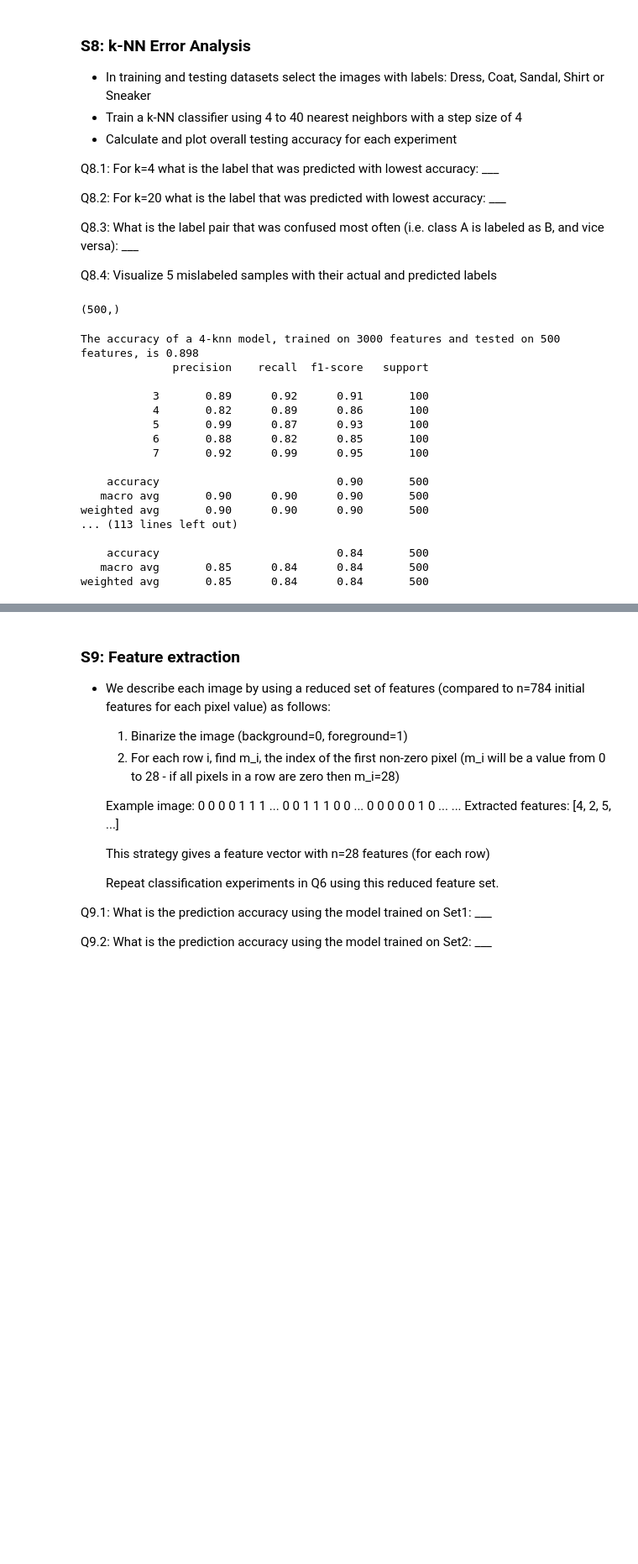
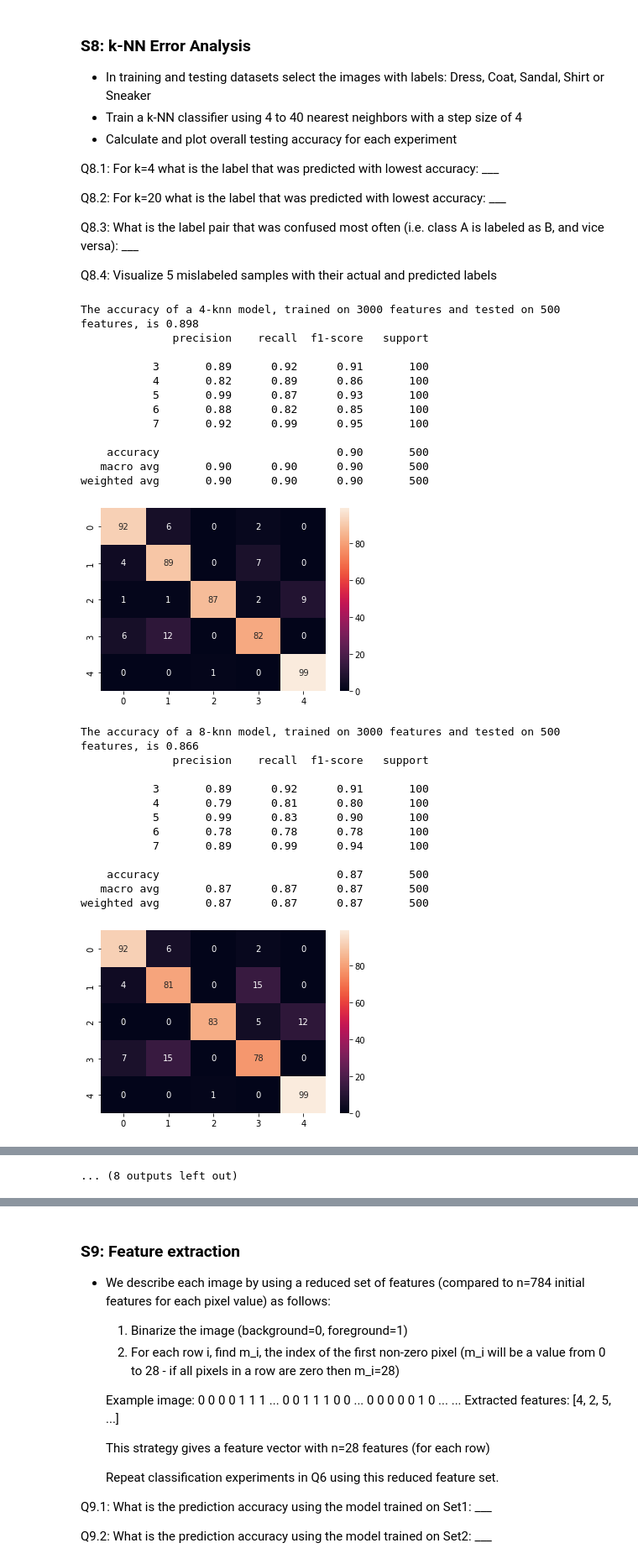
Before and after one commit to johnatawnclementawn/RemoteSensing_650_HW, a Jupyter notebook: HW1/MUSA650_Spring2022_HW1.ipynb, the cells around one changed output, grey strips where cells are left out. Shown: that part at 84% size. Cells and saved outputs as stored; diff of their text form; code cells hidden in the pictures; blank space fills up the shorter version.

```diff
--- a/HW1/MUSA650_Spring2022_HW1.ipynb
+++ b/HW1/MUSA650_Spring2022_HW1.ipynb
@@ -562,7 +563,10 @@ Q8.3: What is the label pair that was confused most often (i.e. class A is label
 Q8.4: Visualize 5 mislabeled samples with their actual and predicted labels
 # %%
 # Dress, Coat, Sandal, Shirt or Sneaker
-# 3, 4, 5, 6, 7
+# old_vals: 3, 4, 5, 6, 7
+# new_vals: 0, 1, 2, 3, 4
+
+classnames_newvals = ['Dress', 'Coat', 'Sandal', 'Shirt', 'Sneaker']
 
 s8train = dftrain.loc[(dftrain['label'] == 3) |  # Dresses
                    (dftrain['label'] == 4) |  # Coat
@@ -585,42 +589,52 @@ s8test = dftest.loc[(dftest['label'] == 3) |  # Dresses
 X_s8test = np.array(s8test[s8test.columns[1:]])
 
 Y_s8test = np.array(s8test[s8test.columns[0:1]]).reshape(s8test.shape[0])
-# %% [output]
-(500,)
 # %%
 from sklearn.neighbors import KNeighborsClassifier
 # %%
 # Run kNN for neighbors 4-40 counting by 4
 
 allKNNpred = [] # initialize list to hold all KNN predictions
 
 
 for i in range(4, 41, 4):
     knn = KNeighborsClassifier(n_neighbors = i) # Number of NN is dictated by current iteration
 
     knn.fit(X_s8train, Y_s8train) # Build model using training data
 
     knnpredict = knn.predict(X_s8test) # Use model to predict on test data
     allKNNpred.append(knnpredict)
 
     print("The accuracy of a {}-knn model, trained on {} features and tested on {} features, is {}".format(i, X_s8train.shape[0], X_s8test.shape[0], str(accuracy_score(Y_s8test, knnpredict))))
 
     print(classification_report(Y_s8test, knnpredict))
+
+    sns.heatmap(confusion_matrix(Y_s8test, knnpredict),annot=True)
+    plt.show()
 # %% [output]
 The accuracy of a 4-knn model, trained on 3000 features and tested on 500 features, is 0.898
               precision    recall  f1-score   support
 
            3       0.89      0.92      0.91       100
            4       0.82      0.89      0.86       100
            5       0.99      0.87      0.93       100
            6       0.88      0.82      0.85       100
            7       0.92      0.99      0.95       100
 
     accuracy                           0.90       500
    macro avg       0.90      0.90      0.90       500
 weighted avg       0.90      0.90      0.90       500
-... (113 lines left out)
-
-    accuracy                           0.84       500
-   macro avg       0.85      0.84      0.84       500
-weighted avg       0.85      0.84      0.84       500
+[figure, added]
+The accuracy of a 8-knn model, trained on 3000 features and tested on 500 features, is 0.866
+              precision    recall  f1-score   support
+
+           3       0.89      0.92      0.91       100
+           4       0.79      0.81      0.80       100
+           5       0.99      0.83      0.90       100
+           6       0.78      0.78      0.78       100
+           7       0.89      0.99      0.94       100
+
+    accuracy                           0.87       500
+   macro avg       0.87      0.87      0.87       500
+weighted avg       0.87      0.87      0.87       500
+[figure, added]
@@ -626,0 +693 @@ weighted avg       0.85      0.84      0.84       500
+... (8 outputs left out)
```
Also changed, not shown: parts of 8 cells of this notebook.
